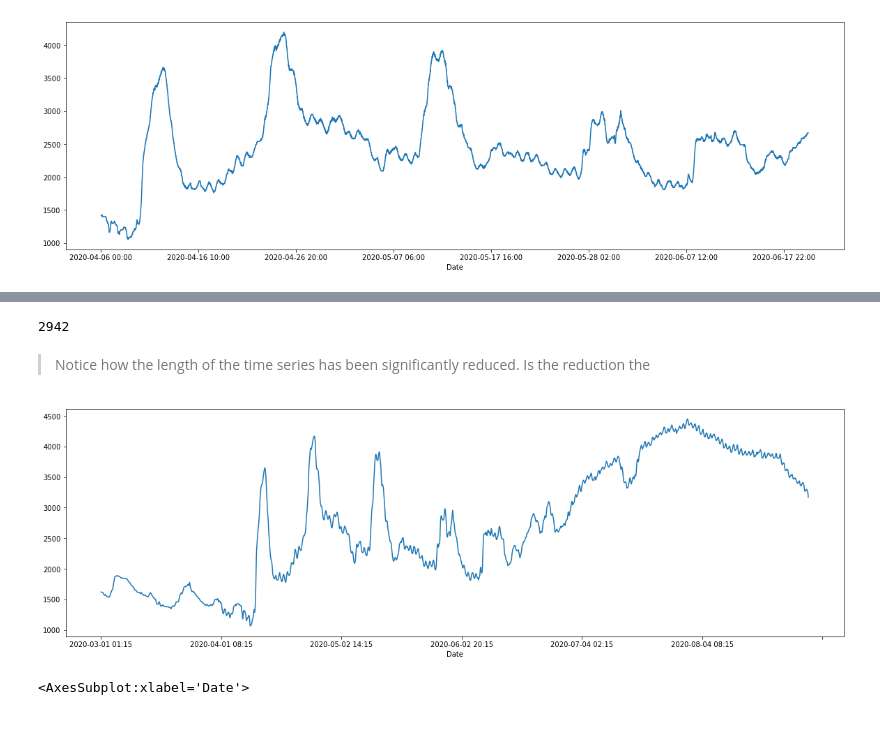
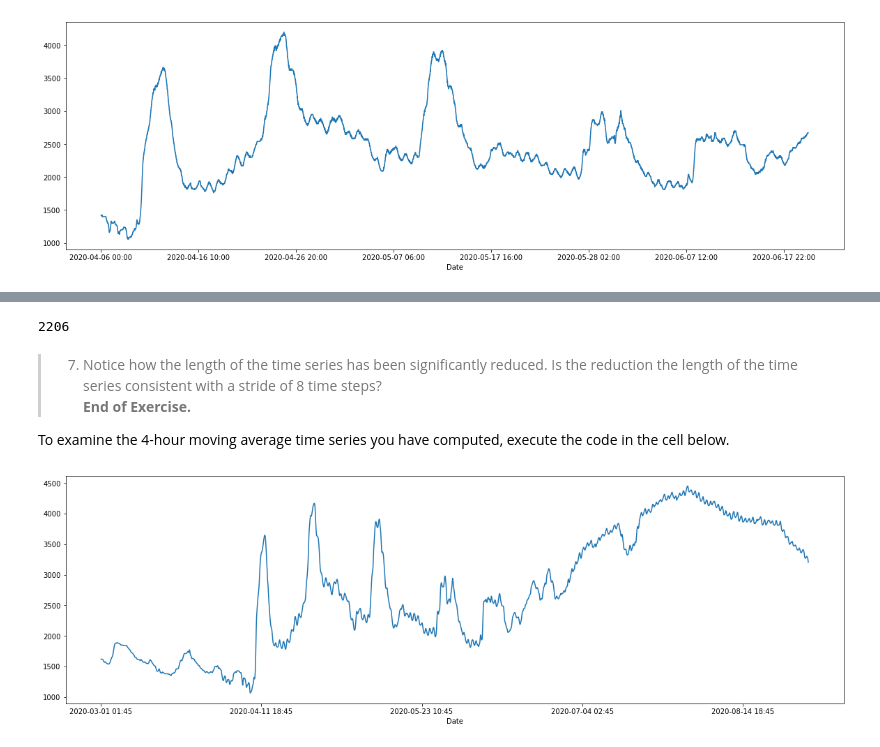
Before and after one commit to StephenElston/CSCI-E-108, a Jupyter notebook: notebooks/02_Streaming.ipynb, the cells around one changed output, grey strips where cells are left out. Cells and saved outputs as stored; diff of their text form; code cells hidden in the pictures.

Commit message:
Added new exercises to notebook

```diff
--- a/notebooks/02_Streaming.ipynb
+++ b/notebooks/02_Streaming.ipynb
@@ -190,5 +194,5 @@ Apply a moving window filter.
 # %%
-def window_average(ts, length=12, stride=6, Columns='Stream_flow', site_numbers=[12484500]):
+def window_average(ts, length=16, stride=8, Columns='Stream_flow', site_numbers=[12484500]):
     half_length = int(length/2)-1
     idx = []
     out = []
@@ -202,14 +208,17 @@ def window_average(ts, length=12, stride=6, Columns='Stream_flow', site_numbers=
 # %%
+## Query to create a series with only the Yakima River stream gage data.
 Yakima = query_stream(stream_flow, site_numbers=[12484500])
 
 filtered_12 = window_average(Yakima)
 len(filtered_12)
 # %% [output]
-2942
+2206
 # %% [markdown]
-> Notice how the length of the time series has been significantly reduced. Is the reduction the
+> 7. Notice how the length of the time series has been significantly reduced. Is the reduction the length of the time series consistent with a stride of 8 time steps?
+> **End of Exercise.**
+
+To examine the 4-hour moving average time series you have computed, execute the code in the cell below.
 # %%
-plot_time_series(filtered_12)
+_=plot_time_series(filtered_12)
 # %% [output]
-[figure, old version]
+[figure, new version]
-<AxesSubplot:xlabel='Date'>
```
Also changed, not shown: parts of 8 cells of this notebook.
